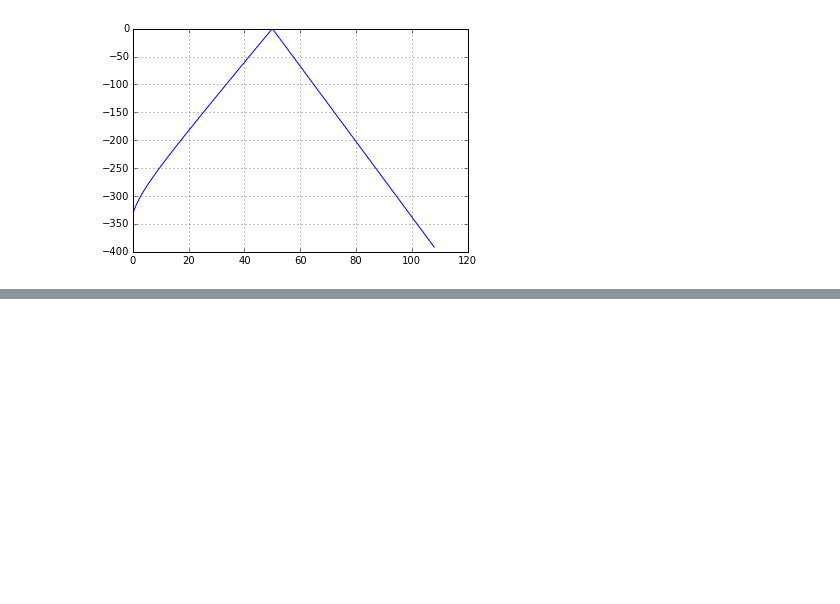
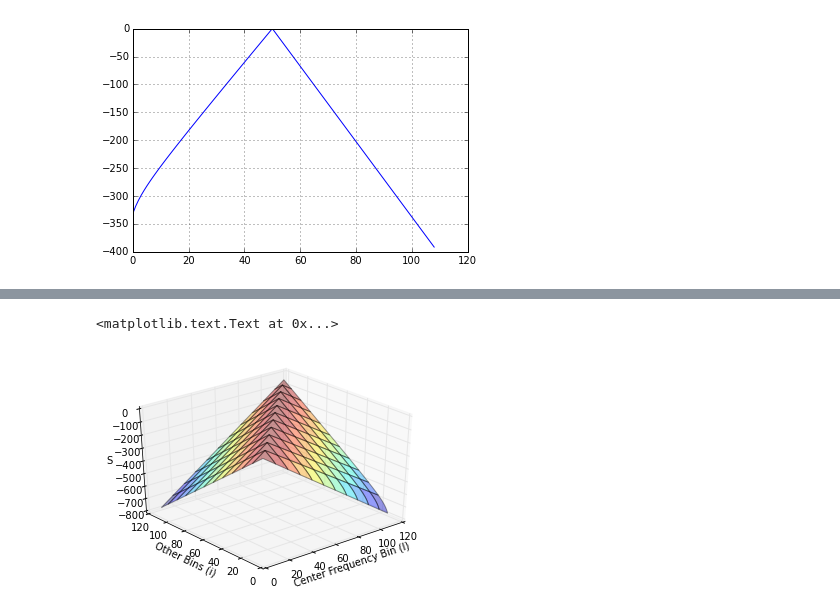
Before and after one commit to stephencwelch/Perceptual-Coding-In-Python, a Jupyter notebook: Explore PEAQ.ipynb, the cells around one changed output, grey strips where cells are left out. Saved outputs shown, nothing was run; the diff lists cells and outputs as text; code cells hidden in the pictures; blank space fills up the shorter version.

```diff
--- a/Explore PEAQ.ipynb
+++ b/Explore PEAQ.ipynb
@@ -653,0 +658,20 @@ hmmm.
+# %%
+a, b  = meshgrid(range(Nc), range(Nc))
+# %%
+##Uncomment to plot out-of-notebook (you'll be able to rotate)
+#%matplotlib qt
+
+from mpl_toolkits.mplot3d import Axes3D
+fig = plt.figure()
+ax = fig.gca(projection='3d')
+
+surf = ax.plot_surface(a, b, S, cmap=cm.jet, alpha = 0.4)
+
+ax.view_init(elev=32., azim=230)
+
+ax.set_xlabel('Center Frequency Bin (l)')
+ax.set_ylabel('Other Bins (i)')
+ax.set_zlabel('S')
+# %% [output]
+<matplotlib.text.Text at 0x...>
+[figure, added]
```
Also changed, not shown: parts of 34 cells of this notebook.
